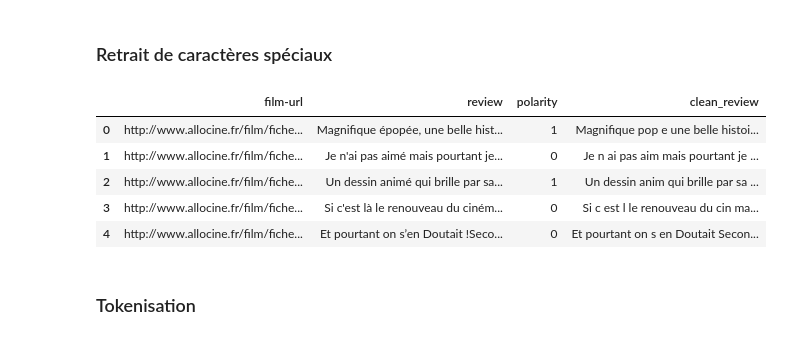
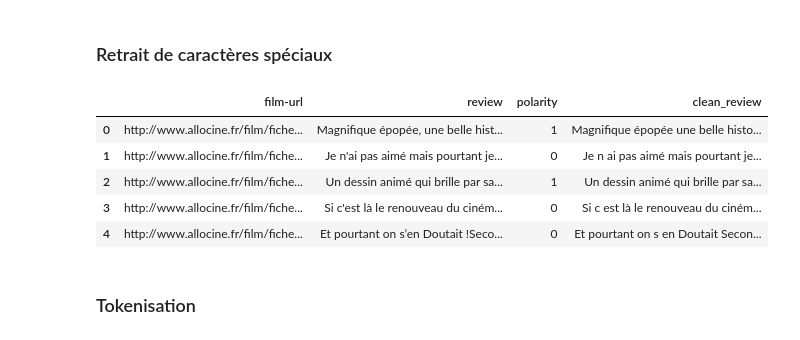
Before and after one commit to Vachonni/TrainingNLP, a Jupyter notebook: ConsortFormationNLP.ipynb, the cells around one changed output. Saved outputs shown, nothing was run; the diff lists cells and outputs as text; code cells hidden in the pictures.

```diff
--- a/ConsortFormationNLP.ipynb
+++ b/ConsortFormationNLP.ipynb
@@ -64,21 +67,21 @@ Il existe plusieurs façons de pré-traiter des données textuelles afin d'en fa
 # %%
 import re
 
 # Define a function to clean the text
 def clean(text):
 # Removes all special characters and numericals leaving the alphabets
-    clean_text = re.sub('[^A-Za-z]+', ' ', text)
+    clean_text = re.sub('[^A-Za-zÀ-Ÿ]+', ' ', text)
     return clean_text
 
 # Cleaning the text in the review column
 test_data['clean_review'] = test_data['review'].apply(clean)
 test_data.head()
 # %% [output]
 |  | film-url | review | polarity | clean_review |
-| 0 | http://www.allocine.fr/film/fiche... | Magnifique épopée, une belle hist... | 1 | Magnifique pop e une belle histoi... |
-| 1 | http://www.allocine.fr/film/fiche... | Je n'ai pas aimé mais pourtant je... | 0 | Je n ai pas aim mais pourtant je ... |
-| 2 | http://www.allocine.fr/film/fiche... | Un dessin animé qui brille par sa... | 1 | Un dessin anim qui brille par sa ... |
-| 3 | http://www.allocine.fr/film/fiche... | Si c'est là le renouveau du ciném... | 0 | Si c est l le renouveau du cin ma... |
+| 0 | http://www.allocine.fr/film/fiche... | Magnifique épopée, une belle hist... | 1 | Magnifique épopée une belle histo... |
+| 1 | http://www.allocine.fr/film/fiche... | Je n'ai pas aimé mais pourtant je... | 0 | Je n ai pas aimé mais pourtant je... |
+| 2 | http://www.allocine.fr/film/fiche... | Un dessin animé qui brille par sa... | 1 | Un dessin animé qui brille par sa... |
+| 3 | http://www.allocine.fr/film/fiche... | Si c'est là le renouveau du ciném... | 0 | Si c est là le renouveau du ciném... |
 | 4 | http://www.allocine.fr/film/fiche... | Et pourtant on s’en Doutait !Seco... | 0 | Et pourtant on s en Doutait Secon... |
 # %% [markdown]
 ### Tokenisation
```
Also changed, not shown: parts of 7 cells of this notebook, 1 other file.
